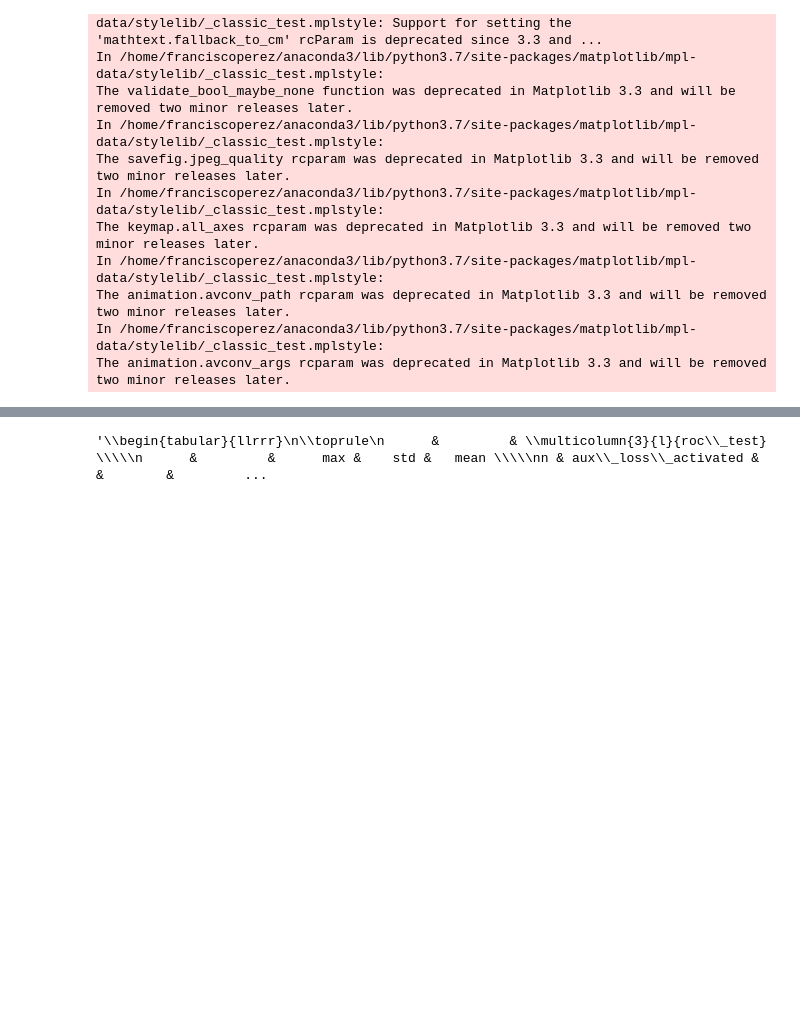
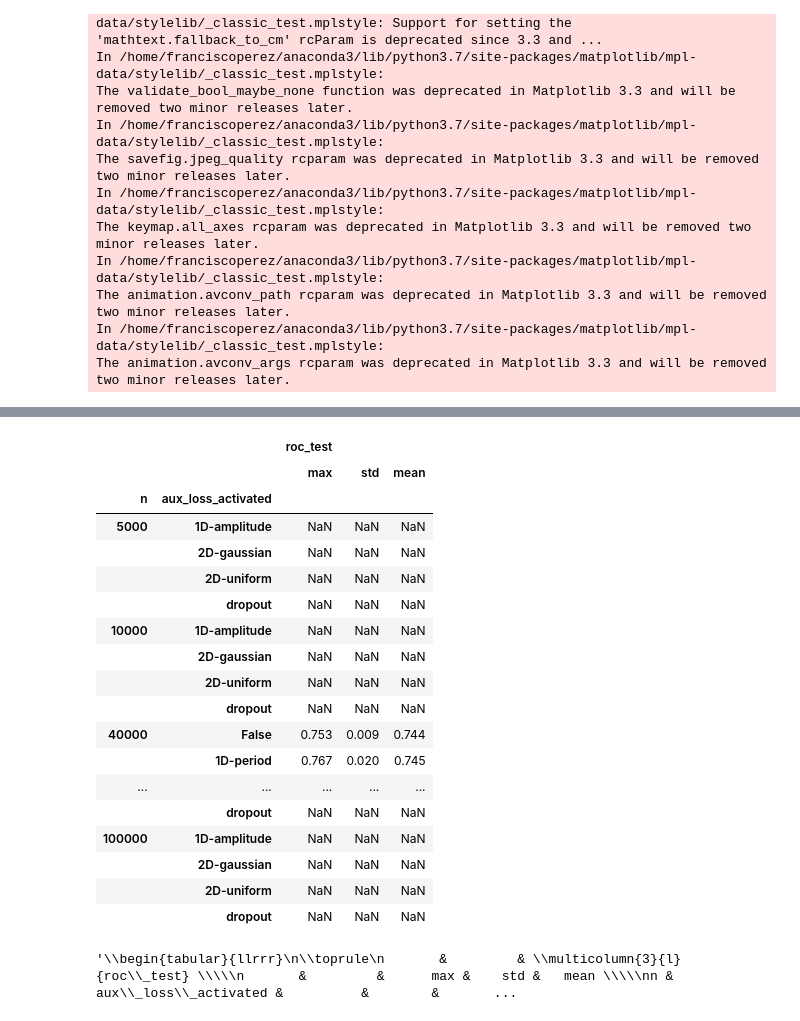
Before and after one commit to frperezgalarce/vs_mlp, a Jupyter notebook: Experiments-subclasses.ipynb, the cells around one changed output, grey strips where cells are left out. Saved outputs shown, nothing was run; the diff lists cells and outputs as text; code cells hidden in the pictures; blank space fills up the shorter version.

```diff
--- a/Experiments-subclasses.ipynb
+++ b/Experiments-subclasses.ipynb
@@ -110,3 +126,26 @@ Index(['Unnamed: 0', 'acc_train', 'acc_test', 'recall_train', 'recall_test',
+# %%
+np.round(data[['n','aux_loss_activated', 'roc_test']].groupby(['n','aux_loss_activated']).agg(
+                                                                                            {'roc_test': ['max','std', 'mean']}),3)
+# %% [output]
+|  |  | roc_test |  |  |
+|  |  | max | std | mean |
+| n | aux_loss_activated |  |  |  |
+| 5000 | 1D-amplitude | NaN | NaN | NaN |
+|  | 2D-gaussian | NaN | NaN | NaN |
+|  | 2D-uniform | NaN | NaN | NaN |
+|  | dropout | NaN | NaN | NaN |
+| 10000 | 1D-amplitude | NaN | NaN | NaN |
+|  | 2D-gaussian | NaN | NaN | NaN |
+|  | 2D-uniform | NaN | NaN | NaN |
+|  | dropout | NaN | NaN | NaN |
+| 40000 | False | 0.753 | 0.009 | 0.744 |
+|  | 1D-period | 0.767 | 0.020 | 0.745 |
+| ... | ... | ... | ... | ... |
+|  | dropout | NaN | NaN | NaN |
+| 100000 | 1D-amplitude | NaN | NaN | NaN |
+|  | 2D-gaussian | NaN | NaN | NaN |
+|  | 2D-uniform | NaN | NaN | NaN |
+|  | dropout | NaN | NaN | NaN |
 # %%
 np.round(data[['acc_test','recall_test','f1_test' ,'n','aux_loss_activated', 'roc_test']].groupby(['n','aux_loss_activated']).agg({
                                                                                              'roc_test': ['max','std', 'mean']}),3).to_latex()
```
Also changed, not shown: parts of 10 cells of this notebook, 11 other files.
